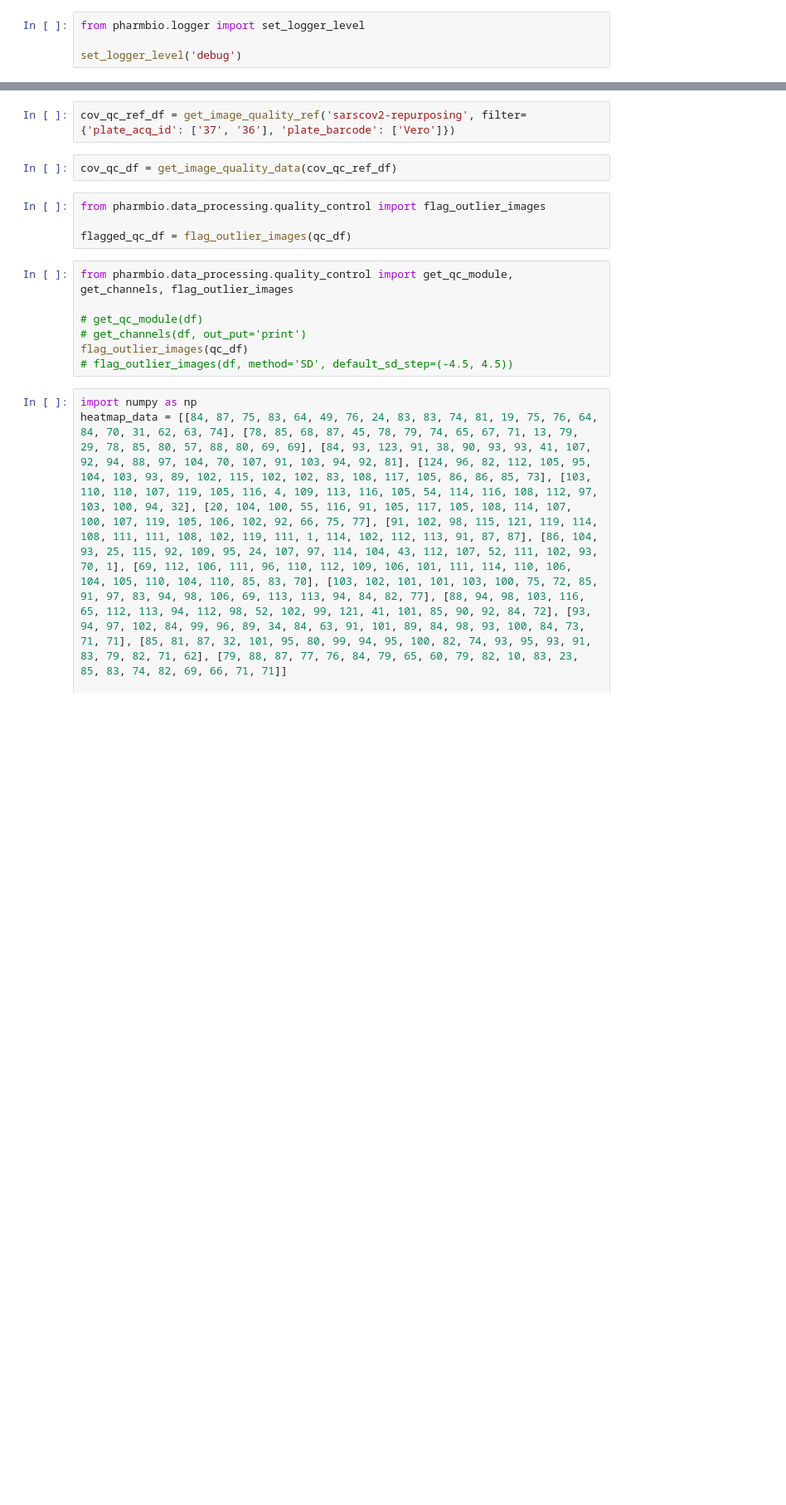
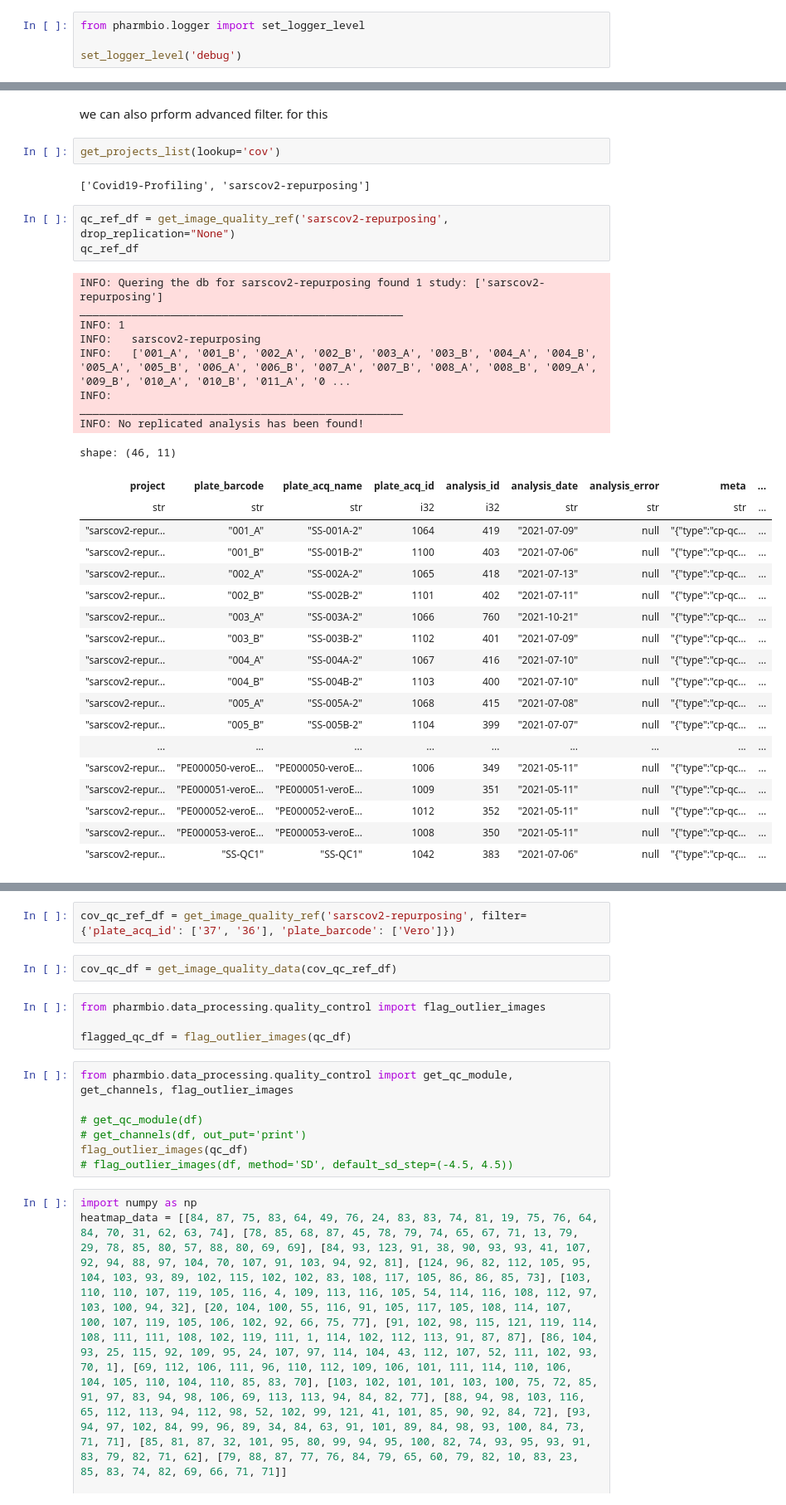
Before and after one commit to pharmbio/pharmbio_package, a Jupyter notebook: test_package.ipynb, the cells around one changed output, grey strips where cells are left out. Shown at 83% size. Saved outputs shown, nothing was run; the diff lists cells and outputs as text; blank space fills up the shorter version.

```diff
--- a/test_package.ipynb
+++ b/test_package.ipynb
@@ -44,0 +147,37 @@ qc_df
+# %% [markdown]
+we can also prform advanced filter. for this
+# %%
+get_projects_list(lookup='cov')
+# %% [output]
+['Covid19-Profiling', 'sarscov2-repurposing']
+# %%
+qc_ref_df = get_image_quality_ref('sarscov2-repurposing', drop_replication="None")
+qc_ref_df
+# %% [output]
+INFO: Quering the db for sarscov2-repurposing found 1 study: ['sarscov2-repurposing']
+__________________________________________________
+INFO: 1
+INFO:   sarscov2-repurposing
+INFO:   ['001_A', '001_B', '002_A', '002_B', '003_A', '003_B', '004_A', '004_B', '005_A', '005_B', '006_A', '006_B', '007_A', '007_B', '008_A', '008_B', '009_A', '009_B', '010_A', '010_B', '011_A', '0 ...
+INFO:
+__________________________________________________
+INFO: No replicated analysis has been found!
+shape: (46, 11)
+| project | plate_barcode | plate_acq_name | plate_acq_id | analysis_id | analysis_date | analysis_error | meta | ... |
+| str | str | str | i32 | i32 | str | str | str | ... |
+| "sarscov2-repur… | "001_A" | "SS-001A-2" | 1064 | 419 | "2021-07-09" | null | "{"type":"cp-qc… | ... |
+| "sarscov2-repur… | "001_B" | "SS-001B-2" | 1100 | 403 | "2021-07-06" | null | "{"type":"cp-qc… | ... |
+| "sarscov2-repur… | "002_A" | "SS-002A-2" | 1065 | 418 | "2021-07-13" | null | "{"type":"cp-qc… | ... |
+| "sarscov2-repur… | "002_B" | "SS-002B-2" | 1101 | 402 | "2021-07-11" | null | "{"type":"cp-qc… | ... |
+| "sarscov2-repur… | "003_A" | "SS-003A-2" | 1066 | 760 | "2021-10-21" | null | "{"type":"cp-qc… | ... |
+| "sarscov2-repur… | "003_B" | "SS-003B-2" | 1102 | 401 | "2021-07-09" | null | "{"type":"cp-qc… | ... |
+| "sarscov2-repur… | "004_A" | "SS-004A-2" | 1067 | 416 | "2021-07-10" | null | "{"type":"cp-qc… | ... |
+| "sarscov2-repur… | "004_B" | "SS-004B-2" | 1103 | 400 | "2021-07-10" | null | "{"type":"cp-qc… | ... |
+| "sarscov2-repur… | "005_A" | "SS-005A-2" | 1068 | 415 | "2021-07-08" | null | "{"type":"cp-qc… | ... |
+| "sarscov2-repur… | "005_B" | "SS-005B-2" | 1104 | 399 | "2021-07-07" | null | "{"type":"cp-qc… | ... |
+| ... | ... | ... | ... | ... | ... | ... | ... | ... |
+| "sarscov2-repur… | "PE000050-veroE… | "PE000050-veroE… | 1006 | 349 | "2021-05-11" | null | "{"type":"cp-qc… | ... |
+| "sarscov2-repur… | "PE000051-veroE… | "PE000051-veroE… | 1009 | 351 | "2021-05-11" | null | "{"type":"cp-qc… | ... |
+| "sarscov2-repur… | "PE000052-veroE… | "PE000052-veroE… | 1012 | 352 | "2021-05-11" | null | "{"type":"cp-qc… | ... |
+| "sarscov2-repur… | "PE000053-veroE… | "PE000053-veroE… | 1008 | 350 | "2021-05-11" | null | "{"type":"cp-qc… | ... |
+| "sarscov2-repur… | "SS-QC1" | "SS-QC1" | 1042 | 383 | "2021-07-06" | null | "{"type":"cp-qc… | ... |
```
Also changed, not shown: parts of 25 cells of this notebook, 20 other files.
